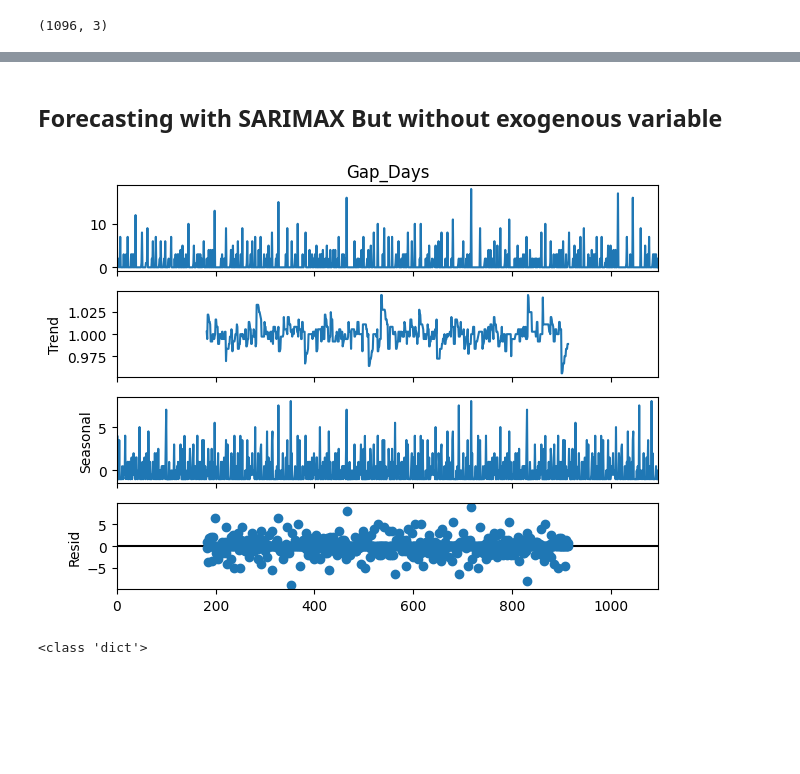
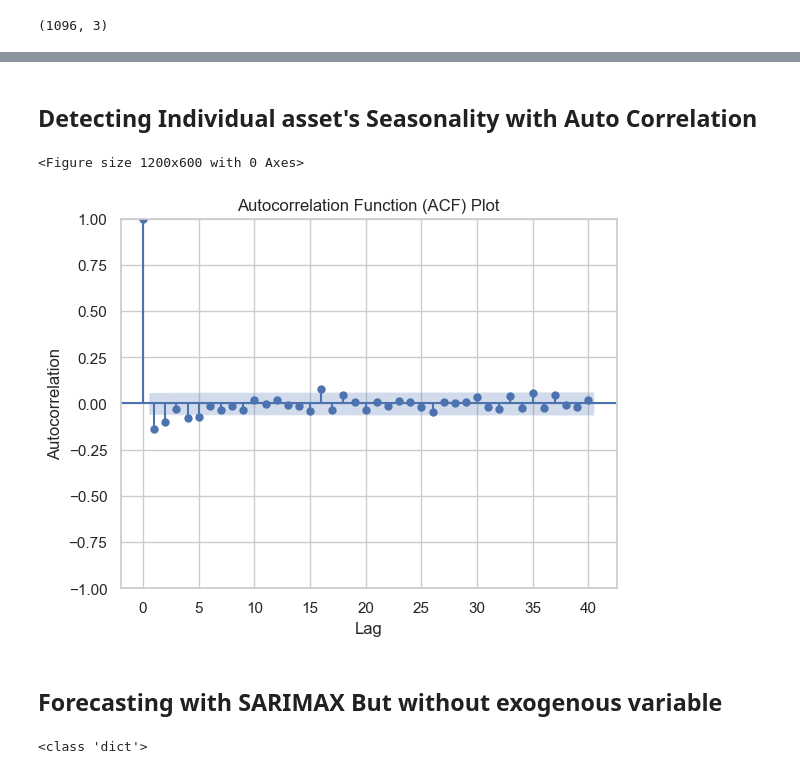
Before and after one commit to lakshmansierra/poc_service_now, a Jupyter notebook: 01-Service-Now-Time-Series/3_service_now_sarima_forecasting.ipynb, the cells around one changed output, grey strips where cells are left out. Drawn from its saved outputs; the diff is of its cells as text; code cells hidden in the pictures; blank space fills up the shorter version.

```diff
--- a/01-Service-Now-Time-Series/3_service_now_sarima_forecasting.ipynb
+++ b/01-Service-Now-Time-Series/3_service_now_sarima_forecasting.ipynb
@@ -122,10 +165,19 @@ print(individual_asset.shape)
+# %% [markdown]
+## Detecting Individual asset's Seasonality with Auto Correlation
+# %%
+from statsmodels.graphics.tsaplots import plot_acf
+
+plt.figure(figsize=(12, 6))
+plot_acf(individual_asset_date_index_df['Gap_Days'], lags=40)
+plt.xlabel('Lag')
+plt.ylabel('Autocorrelation')
+plt.title('Autocorrelation Function (ACF) Plot')
+plt.show()
+# %% [output]
+<Figure size 1200x600 with 0 Axes>
+[figure, added]
 # %% [markdown]
 ## Forecasting with SARIMAX But without exogenous variable
-# %%
-from statsmodels.tsa.seasonal import seasonal_decompose
-decomp = seasonal_decompose(individual_asset['Gap_Days'], model='additive', period=365).plot()
-# %% [output]
-[figure, removed]
 # %%
 from statsmodels.tsa.statespace.sarimax import SARIMAX
 from sklearn.metrics import mean_absolute_percentage_error, mean_squared_error
```
Also changed, not shown: parts of 7 cells of this notebook.
